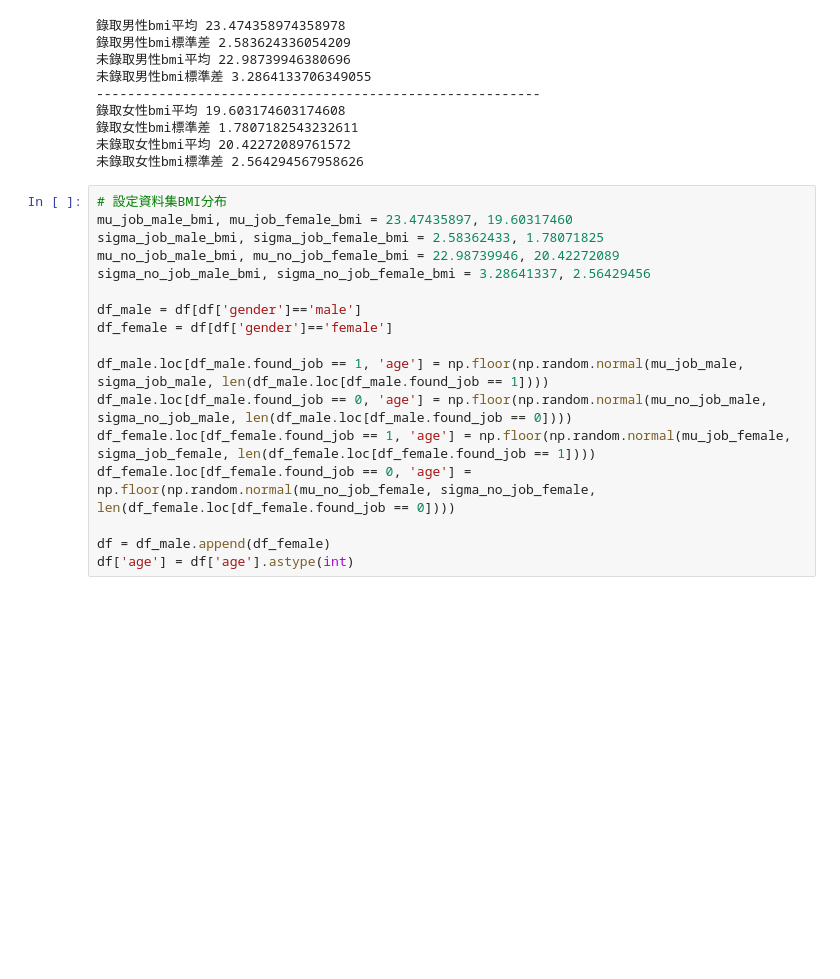
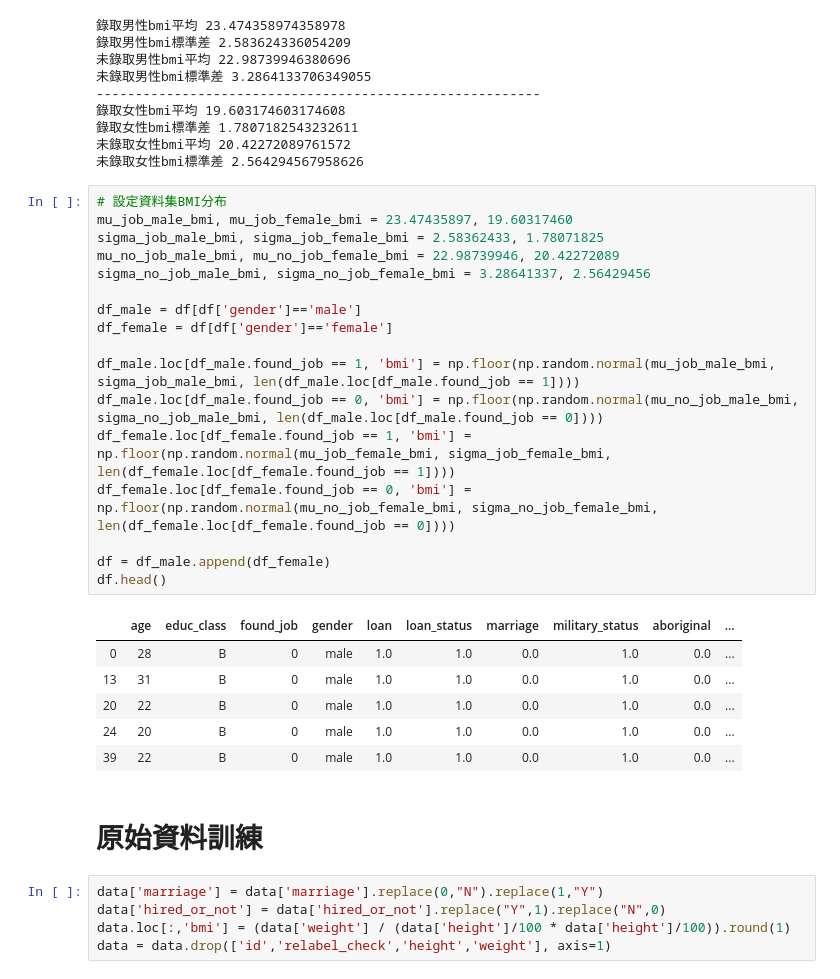
Before and after one commit to vandoris/myProject, a Jupyter notebook: recruit_mitigate.ipynb, the cells around one changed output. Saved outputs shown, nothing was run; the diff lists cells and outputs as text; blank space fills up the shorter version.

```diff
--- a/recruit_mitigate.ipynb
+++ b/recruit_mitigate.ipynb
@@ -567,17 +586,31 @@ print("未錄取女性bmi標準差", data[(data['sex']=='F')&(data['hired_or_not
 # %%
 # 設定資料集BMI分布
 mu_job_male_bmi, mu_job_female_bmi = 23.47435897, 19.60317460
 sigma_job_male_bmi, sigma_job_female_bmi = 2.58362433, 1.78071825
 mu_no_job_male_bmi, mu_no_job_female_bmi = 22.98739946, 20.42272089
 sigma_no_job_male_bmi, sigma_no_job_female_bmi = 3.28641337, 2.56429456
 
 df_male = df[df['gender']=='male']
 df_female = df[df['gender']=='female']
 
-df_male.loc[df_male.found_job == 1, 'age'] = np.floor(np.random.normal(mu_job_male, sigma_job_male, len(df_male.loc[df_male.found_job == 1])))
-df_male.loc[df_male.found_job == 0, 'age'] = np.floor(np.random.normal(mu_no_job_male, sigma_no_job_male, len(df_male.loc[df_male.found_job == 0])))
-df_female.loc[df_female.found_job == 1, 'age'] = np.floor(np.random.normal(mu_job_female, sigma_job_female, len(df_female.loc[df_female.found_job == 1])))
-df_female.loc[df_female.found_job == 0, 'age'] = np.floor(np.random.normal(mu_no_job_female, sigma_no_job_female, len(df_female.loc[df_female.found_job == 0])))
+df_male.loc[df_male.found_job == 1, 'bmi'] = np.floor(np.random.normal(mu_job_male_bmi, sigma_job_male_bmi, len(df_male.loc[df_male.found_job == 1])))
+df_male.loc[df_male.found_job == 0, 'bmi'] = np.floor(np.random.normal(mu_no_job_male_bmi, sigma_no_job_male_bmi, len(df_male.loc[df_male.found_job == 0])))
+df_female.loc[df_female.found_job == 1, 'bmi'] = np.floor(np.random.normal(mu_job_female_bmi, sigma_job_female_bmi, len(df_female.loc[df_female.found_job == 1])))
+df_female.loc[df_female.found_job == 0, 'bmi'] = np.floor(np.random.normal(mu_no_job_female_bmi, sigma_no_job_female_bmi, len(df_female.loc[df_female.found_job == 0])))
 
 df = df_male.append(df_female)
-df['age'] = df['age'].astype(int)
+df.head()
+# %% [output]
+|  | age | educ_class | found_job | gender | loan | loan_status | marriage | military_status | aboriginal | ... |
+| 0 | 28 | B | 0 | male | 1.0 | 1.0 | 0.0 | 1.0 | 0.0 | ... |
+| 13 | 31 | B | 0 | male | 1.0 | 1.0 | 0.0 | 1.0 | 0.0 | ... |
+| 20 | 22 | B | 0 | male | 1.0 | 1.0 | 0.0 | 1.0 | 0.0 | ... |
+| 24 | 20 | B | 0 | male | 1.0 | 1.0 | 0.0 | 1.0 | 0.0 | ... |
+| 39 | 22 | B | 0 | male | 1.0 | 1.0 | 0.0 | 1.0 | 0.0 | ... |
+# %% [markdown]
+# 原始資料訓練
+# %%
+data['marriage'] = data['marriage'].replace(0,"N").replace(1,"Y")
+data['hired_or_not'] = data['hired_or_not'].replace("Y",1).replace("N",0)
+data.loc[:,'bmi'] = (data['weight'] / (data['height']/100 * data['height']/100)).round(1)
+data = data.drop(['id','relabel_check','height','weight'], axis=1)
```
Also changed, not shown: parts of 47 cells of this notebook.
